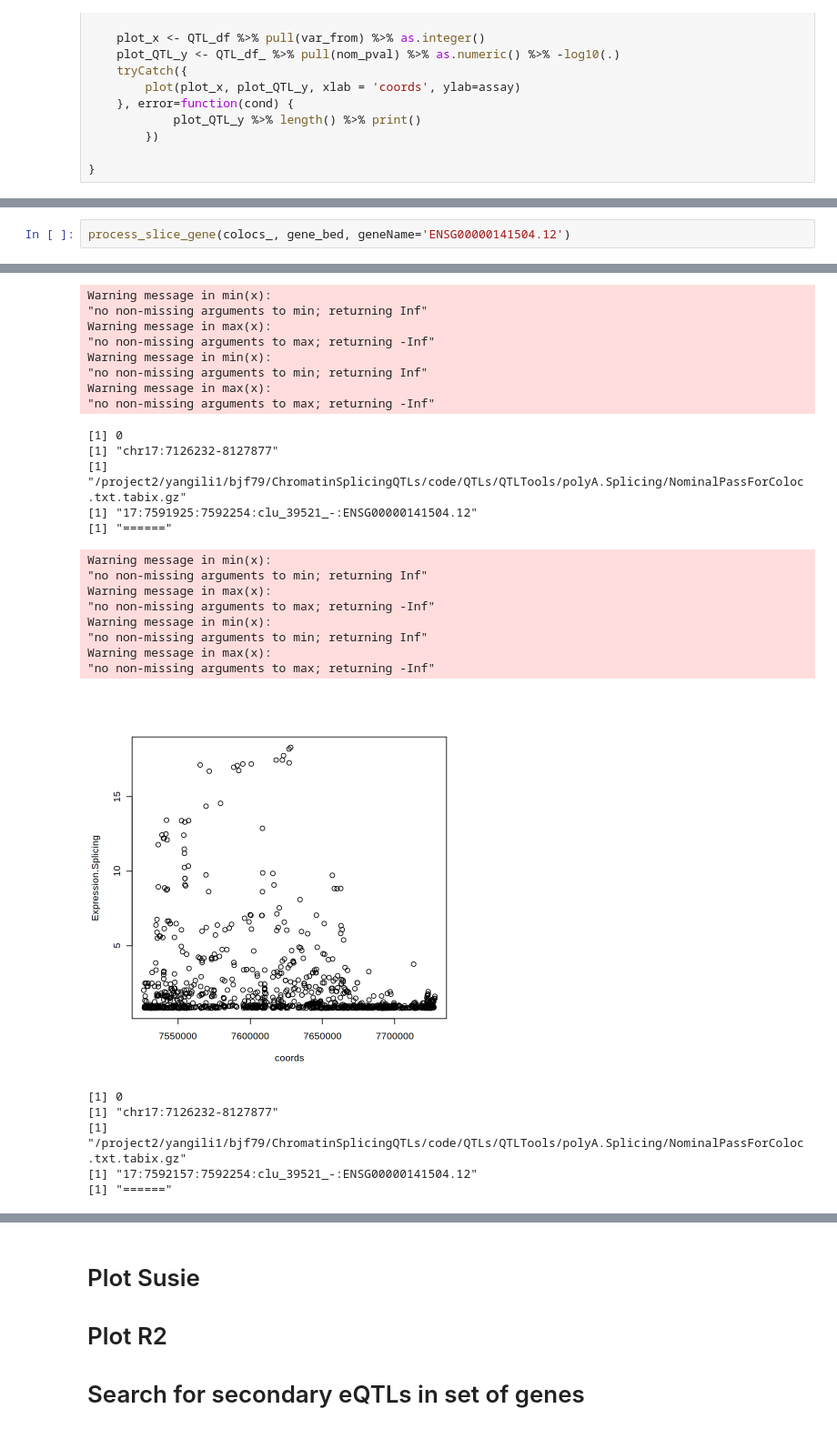
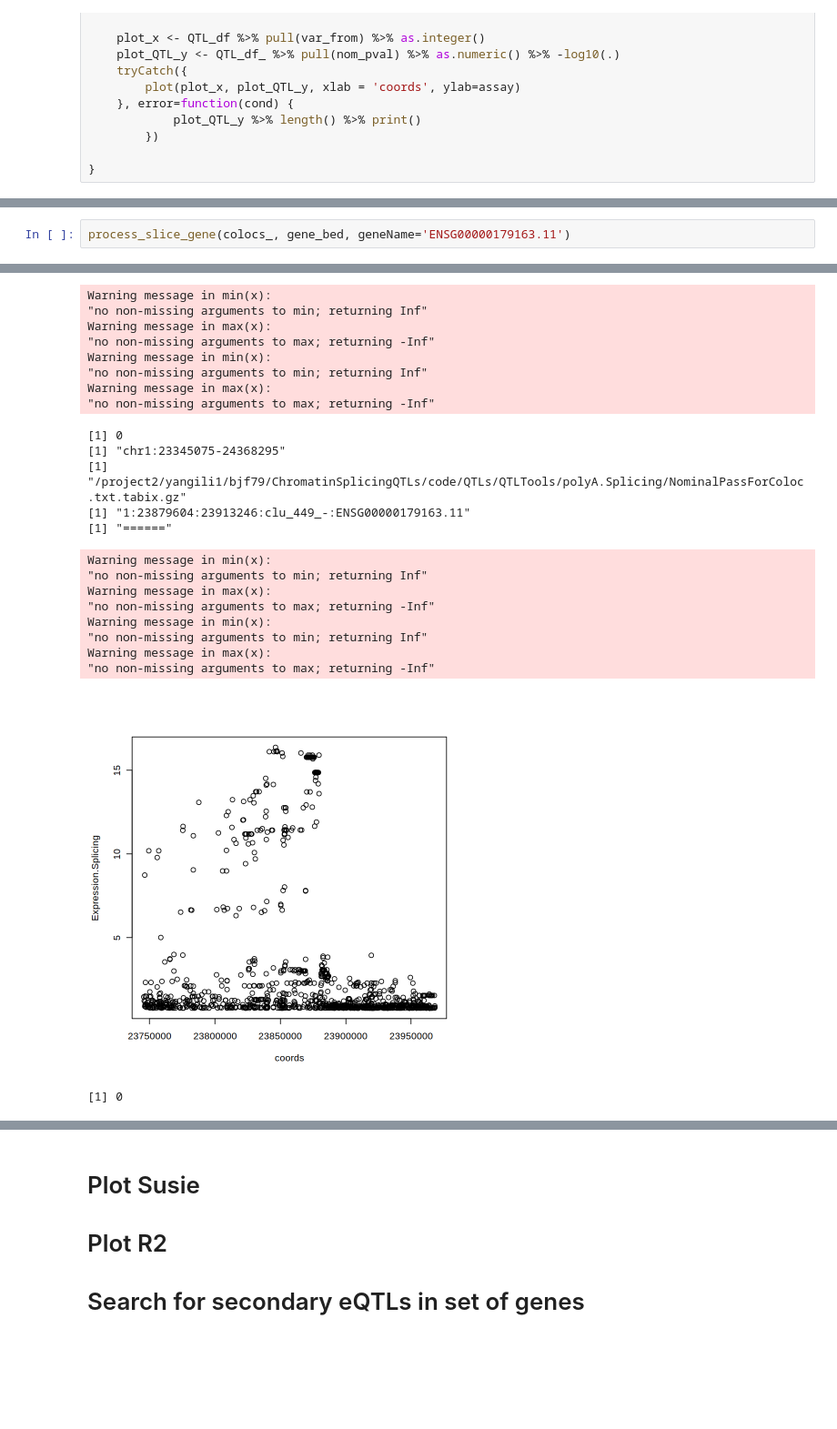
Before and after one commit to bfairkun/ChromatinSplicingQTLs, a Jupyter notebook: analysis/20230511_coloc_sQTLs_hQTLs_eQTLs_GWAS.ipynb, the cells around one changed output, grey strips where cells are left out. Shown at 91% size. Cells and saved outputs as stored; diff of their text form; blank space fills up the shorter version.

```diff
--- a/analysis/20230511_coloc_sQTLs_hQTLs_eQTLs_GWAS.ipynb
+++ b/analysis/20230511_coloc_sQTLs_hQTLs_eQTLs_GWAS.ipynb
@@ -153,5 +173,5 @@ gene_list
 [91] "ENSG00000130511.16" "ENSG00000164938.14" "ENSG00000064547.14"
 [94] "ENSG00000125319.14" "ENSG00000160959.8"
 # %%
-process_slice_gene(colocs_, gene_bed, geneName='ENSG00000141504.12')
+process_slice_gene(colocs_, gene_bed, geneName='ENSG00000179163.11')
 # %% [output]
@@ -173,28 +192,24 @@ process_slice_gene(colocs_, gene_bed, geneName='ENSG00000141504.12')
 [1] "======"
 Warning message in min(x):
 "no non-missing arguments to min; returning Inf"
 Warning message in max(x):
 "no non-missing arguments to max; returning -Inf"
 Warning message in min(x):
 "no non-missing arguments to min; returning Inf"
 Warning message in max(x):
 "no non-missing arguments to max; returning -Inf"
 [1] 0
-[1] "chr17:7126232-8127877"
+[1] "chr1:23345075-24368295"
 [1] "/project2/yangili1/bjf79/ChromatinSplicingQTLs/code/QTLs/QTLTools/polyA.Splicing/NominalPassForColoc.txt.tabix.gz"
-[1] "17:7591925:7592254:clu_39521_-:ENSG00000141504.12"
+[1] "1:23879604:23913246:clu_449_-:ENSG00000179163.11"
 [1] "======"
 Warning message in min(x):
 "no non-missing arguments to min; returning Inf"
 Warning message in max(x):
 "no non-missing arguments to max; returning -Inf"
 Warning message in min(x):
 "no non-missing arguments to min; returning Inf"
 Warning message in max(x):
 "no non-missing arguments to max; returning -Inf"
-[figure, old version]
+[figure, new version]
 [1] 0
-[1] "chr17:7126232-8127877"
-[1] "/project2/yangili1/bjf79/ChromatinSplicingQTLs/code/QTLs/QTLTools/polyA.Splicing/NominalPassForColoc.txt.tabix.gz"
-[1] "17:7592157:7592254:clu_39521_-:ENSG00000141504.12"
-[1] "======"
```
Also changed, not shown: parts of 25 cells of this notebook, 3 other files.
